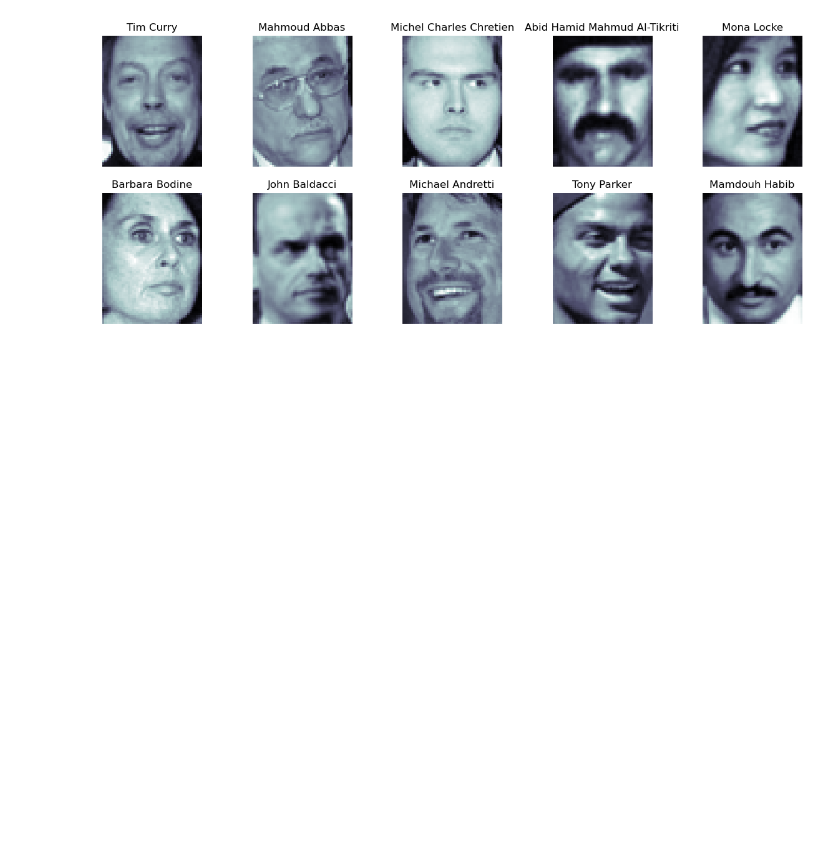
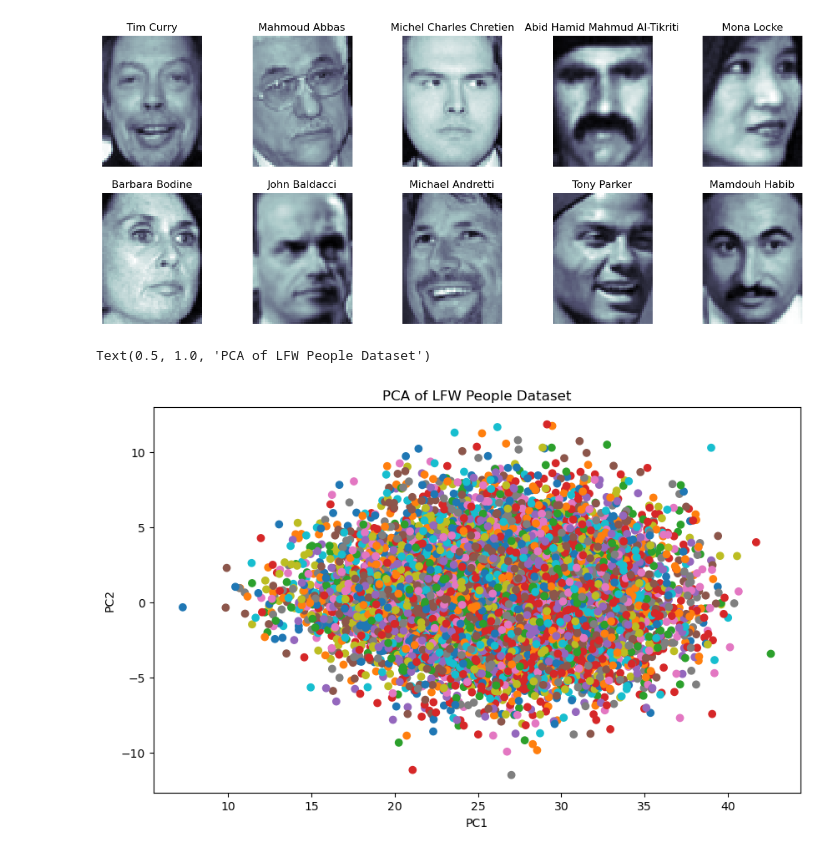
Before and after one commit to thuinanutshell/learn-ml, a Jupyter notebook: CS156/PCA.ipynb, the cells around one changed output. Saved outputs shown, nothing was run; the diff lists cells and outputs as text; code cells hidden in the pictures; blank space fills up the shorter version.

```diff
--- a/CS156/PCA.ipynb
+++ b/CS156/PCA.ipynb
@@ -70,3 +70,25 @@ for i, ax in enumerate(axes.flat):
     ax.axis('off')
 # %% [output]
 [figure]
+# %%
+from sklearn.decomposition import PCA
+
+data_arr = np.array(lfw_people.data)
+pca = PCA(n_components=2)
+data_pca = pca.fit(data_arr)
+# %%
+data_pca = data_pca.components_
+# %%
+proj = data_arr @ data_pca.T
+# %%
+pc1 = proj[:, 0]
+pc2 = proj[:, 1]
+# %%
+plt.figure(figsize=(10, 6))
+plt.scatter(pc1, pc2, c=lfw_people.target, cmap='tab10')
+plt.xlabel("PC1")
+plt.ylabel("PC2")
+plt.title("PCA of LFW People Dataset")
+# %% [output]
+Text(0.5, 1.0, 'PCA of LFW People Dataset')
+[figure, added]
```
